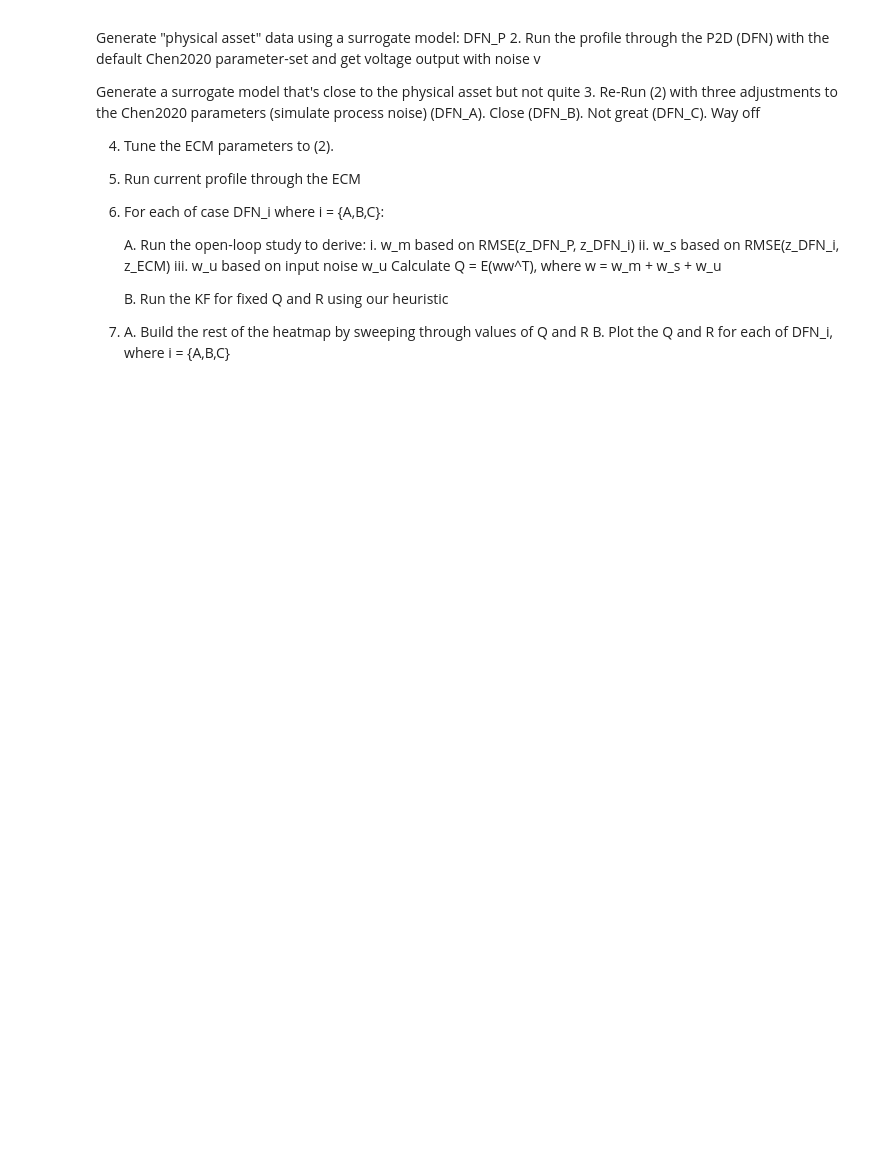
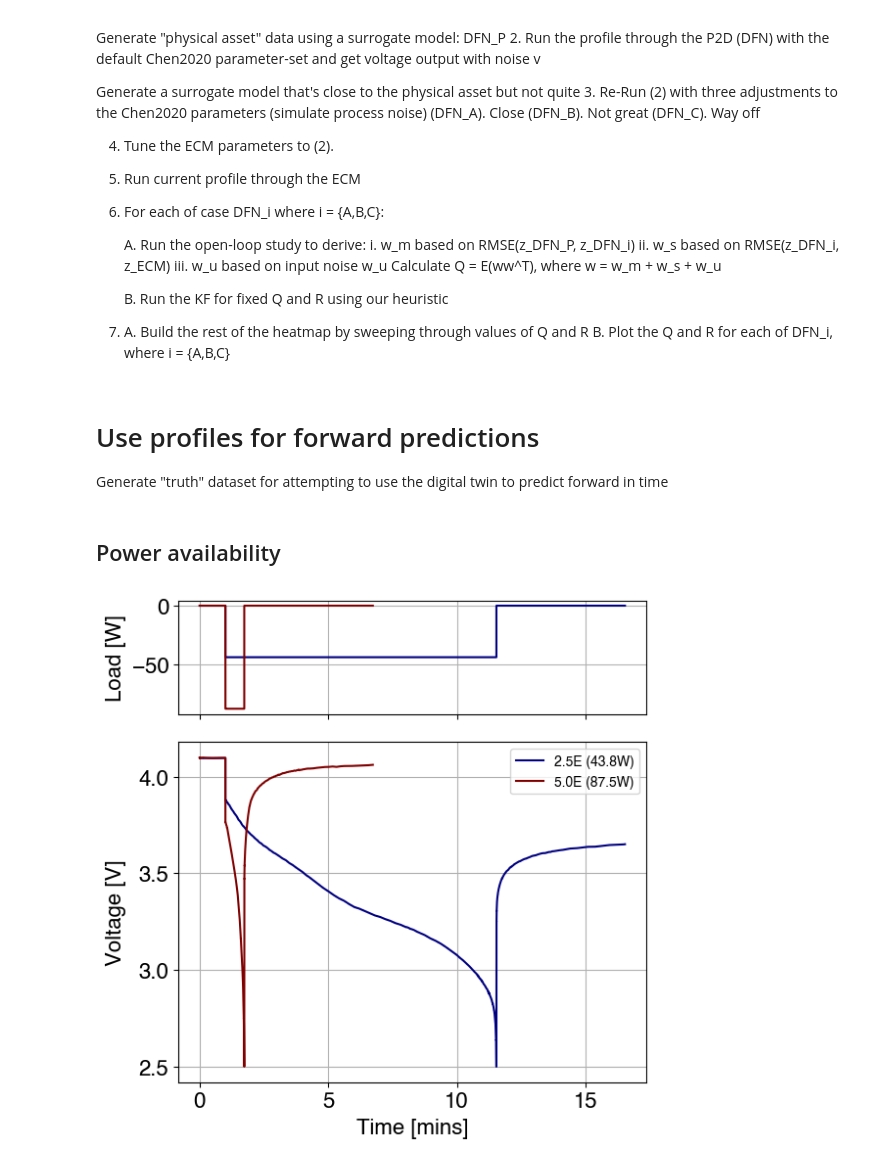
Before and after one commit to wengandrew/battery-digital-twin-from-scratch, a Jupyter notebook: notebooks/build_synthetic_profiles.ipynb, the cells around one changed output. Saved outputs shown, nothing was run; the diff lists cells and outputs as text; code cells hidden in the pictures; blank space fills up the shorter version.

```diff
--- a/notebooks/build_synthetic_profiles.ipynb
+++ b/notebooks/build_synthetic_profiles.ipynb
@@ -393,3 +408,54 @@ Generate a surrogate model that's close to the physical asset but not quite
 
 7. A. Build the rest of the heatmap by sweeping through values of Q and R
    B. Plot the Q and R for each of DFN_i, where i = {A,B,C}
+# %% [markdown]
+# Use profiles for forward predictions
+
+Generate "truth" dataset for attempting to use the digital twin to predict forward in time
+# %% [markdown]
+## Power availability
+# %%
+# Set the discharge powers to simulate
+e_rate_list = np.array([2.5, 5.0])
+
+fig, (ax1, ax2) = plt.subplots(2, 1, sharex=True, height_ratios=[1, 3])
+plt.subplots_adjust(hspace=0)
+
+# Create a colormap with enough colors for our e_rates
+colors = plt.cm.jet(np.linspace(0, 1, len(e_rate_list)))
+
+for e_rate, color in zip(e_rate_list, colors):
+
+    experiment = pybamm.Experiment(
+        [
+            "Rest for 1 minute",
+            f"Discharge at {e_rate*nominal_energy:.2f} W until 2.5V",
+            "Rest for 5 minutes"
+        ]
+    )
+
+    sim = pybamm.Simulation(model=model,
+                            parameter_values=parameter_values,
+                            experiment=experiment,
+                            solver=solver)
+
+    sol = sim.solve(initial_soc=0.9)
+
+    df = summarize_solution(sol)
+
+    df.to_csv(f'../output/synthetic_data/forward_prediction_power_availability{e_rate:.1f}E.csv')
+
+    ax1.plot(df['Time [s]']/60, -df['Power [W]'], color=color)
+    ax2.plot(df['Time [s]']/60, df['Voltage [V]'], color=color,
+             label=f"{e_rate:.1f}E ({e_rate*nominal_energy:.1f}W)")
+
+ax1.set_ylabel("Load [W]")
+ax2.set_ylabel("Voltage [V]")
+ax2.set_xlabel("Time [mins]")
+fig.align_ylabels([ax1, ax2])
+ax2.legend(fontsize=10)
+plt.tight_layout()
+
+plt.savefig('../output/figs/forward_prediction_power_availability.png', dpi=150)
+# %% [output]
+[figure, added]
```
Also changed, not shown: parts of 8 cells of this notebook, 21 other files.
